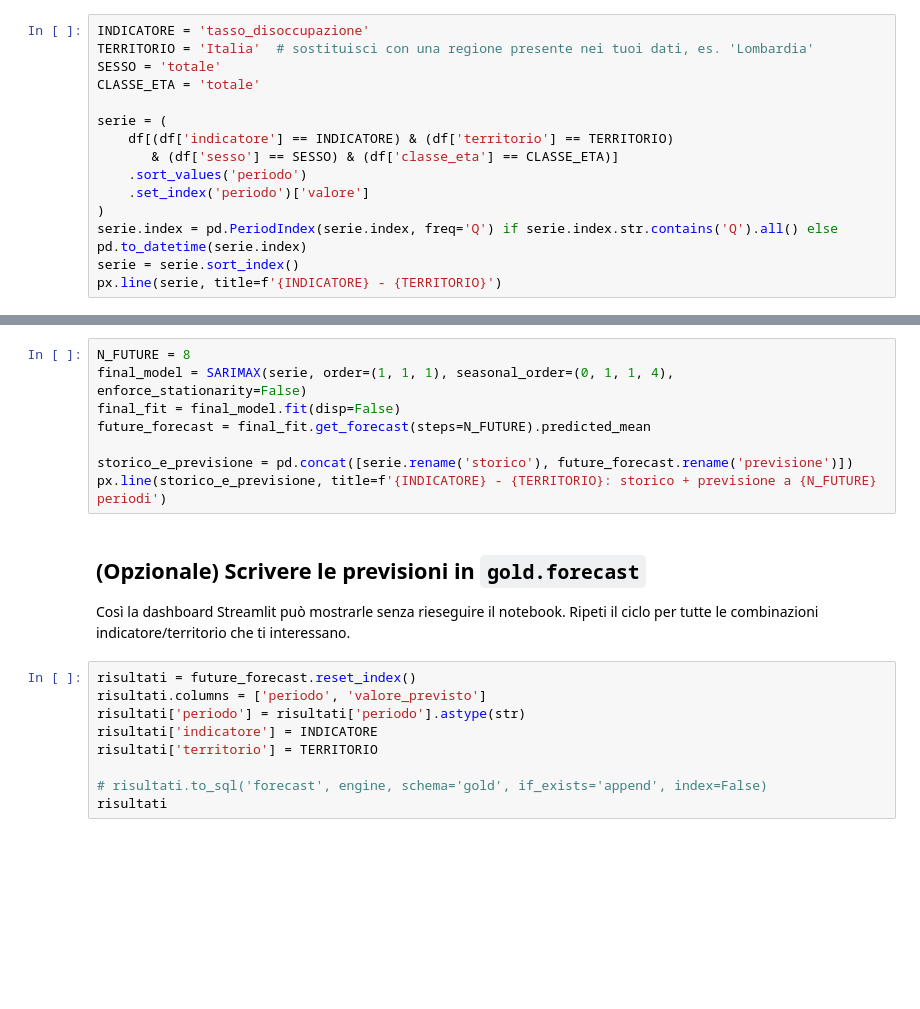
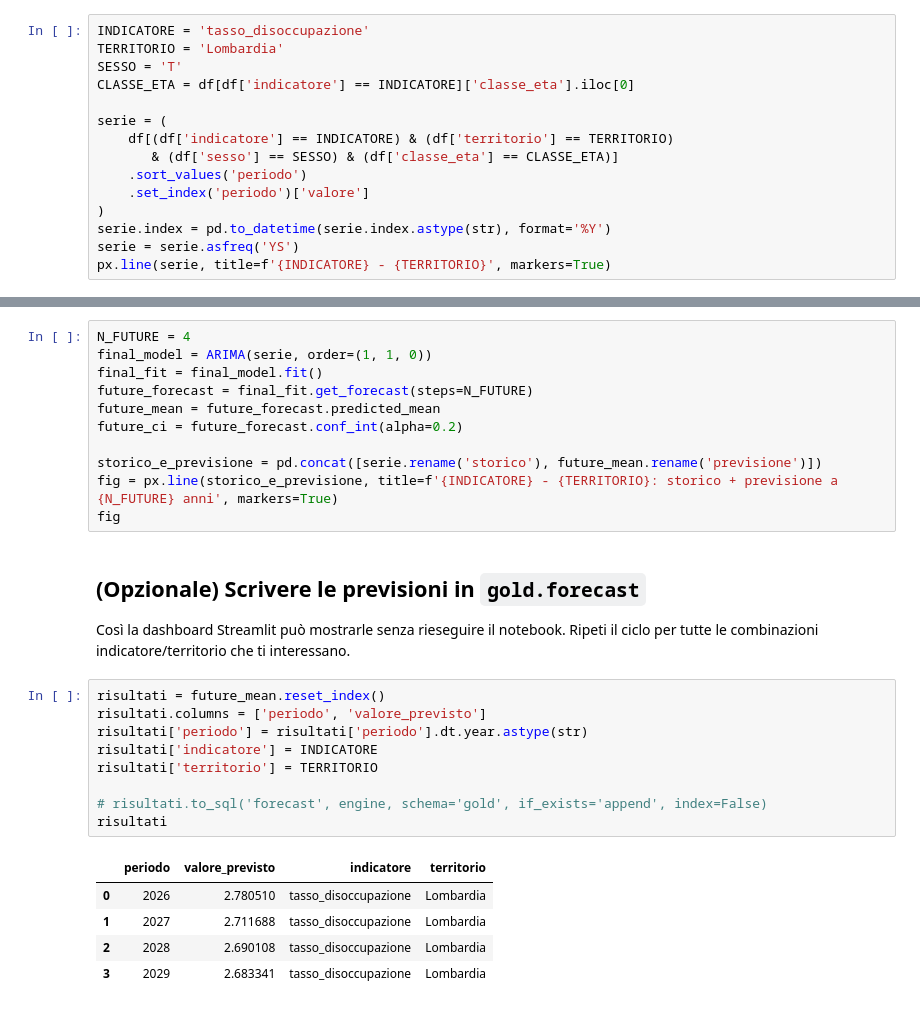
Before and after one commit to MBertold/osservatorio-mercato-lavoro-italiano, a Jupyter notebook: analysis/01_forecasting.ipynb, the cells around one changed output, grey strips where cells are left out. Drawn from its saved outputs; the diff is of its cells as text; blank space fills up the shorter version.

```diff
--- a/analysis/01_forecasting.ipynb
+++ b/analysis/01_forecasting.ipynb
@@ -36,8 +45,8 @@ Cambia `INDICATORE` e `TERRITORIO` per esplorare altre combinazioni (usa `df['in
 # %%
 INDICATORE = 'tasso_disoccupazione'
-TERRITORIO = 'Italia'  # sostituisci con una regione presente nei tuoi dati, es. 'Lombardia'
-SESSO = 'totale'
-CLASSE_ETA = 'totale'
+TERRITORIO = 'Lombardia'
+SESSO = 'T'
+CLASSE_ETA = df[df['indicatore'] == INDICATORE]['classe_eta'].iloc[0]
 
 serie = (
     df[(df['indicatore'] == INDICATORE) & (df['territorio'] == TERRITORIO)
@@ -45,9 +54,9 @@ serie = (
     .sort_values('periodo')
     .set_index('periodo')['valore']
 )
-serie.index = pd.PeriodIndex(serie.index, freq='Q') if serie.index.str.contains('Q').all() else pd.to_datetime(serie.index)
-serie = serie.sort_index()
-px.line(serie, title=f'{INDICATORE} - {TERRITORIO}')
+serie.index = pd.to_datetime(serie.index.astype(str), format='%Y')
+serie = serie.asfreq('YS')
+px.line(serie, title=f'{INDICATORE} - {TERRITORIO}', markers=True)
 # %% [markdown]
 ## Backtest: train/test split sugli ultimi periodi
 # %%
@@ -73,23 +84,32 @@ px.line(confronto, title=f'Backtest {INDICATORE} - {TERRITORIO} (MAPE {mape:.1%}
 # %% [markdown]
 ## Previsione sui prossimi periodi (rifit su tutta la storia)
 # %%
-N_FUTURE = 8
-final_model = SARIMAX(serie, order=(1, 1, 1), seasonal_order=(0, 1, 1, 4), enforce_stationarity=False)
-final_fit = final_model.fit(disp=False)
-future_forecast = final_fit.get_forecast(steps=N_FUTURE).predicted_mean
+N_FUTURE = 4
+final_model = ARIMA(serie, order=(1, 1, 0))
+final_fit = final_model.fit()
+future_forecast = final_fit.get_forecast(steps=N_FUTURE)
+future_mean = future_forecast.predicted_mean
+future_ci = future_forecast.conf_int(alpha=0.2)
 
-storico_e_previsione = pd.concat([serie.rename('storico'), future_forecast.rename('previsione')])
-px.line(storico_e_previsione, title=f'{INDICATORE} - {TERRITORIO}: storico + previsione a {N_FUTURE} periodi')
+storico_e_previsione = pd.concat([serie.rename('storico'), future_mean.rename('previsione')])
+fig = px.line(storico_e_previsione, title=f'{INDICATORE} - {TERRITORIO}: storico + previsione a {N_FUTURE} anni', markers=True)
+fig
 # %% [markdown]
 ## (Opzionale) Scrivere le previsioni in `gold.forecast`
 
 Così la dashboard Streamlit può mostrarle senza rieseguire il notebook. Ripeti il ciclo per tutte le combinazioni indicatore/territorio che ti interessano.
 # %%
-risultati = future_forecast.reset_index()
+risultati = future_mean.reset_index()
 risultati.columns = ['periodo', 'valore_previsto']
-risultati['periodo'] = risultati['periodo'].astype(str)
+risultati['periodo'] = risultati['periodo'].dt.year.astype(str)
 risultati['indicatore'] = INDICATORE
 risultati['territorio'] = TERRITORIO
 
 # risultati.to_sql('forecast', engine, schema='gold', if_exists='append', index=False)
 risultati
+# %% [output]
+|  | periodo | valore_previsto | indicatore | territorio |
+| 0 | 2026 | 2.780510 | tasso_disoccupazione | Lombardia |
+| 1 | 2027 | 2.711688 | tasso_disoccupazione | Lombardia |
+| 2 | 2028 | 2.690108 | tasso_disoccupazione | Lombardia |
+| 3 | 2029 | 2.683341 | tasso_disoccupazione | Lombardia |
```
Also changed, not shown: parts of 6 cells of this notebook, 1 other file.
